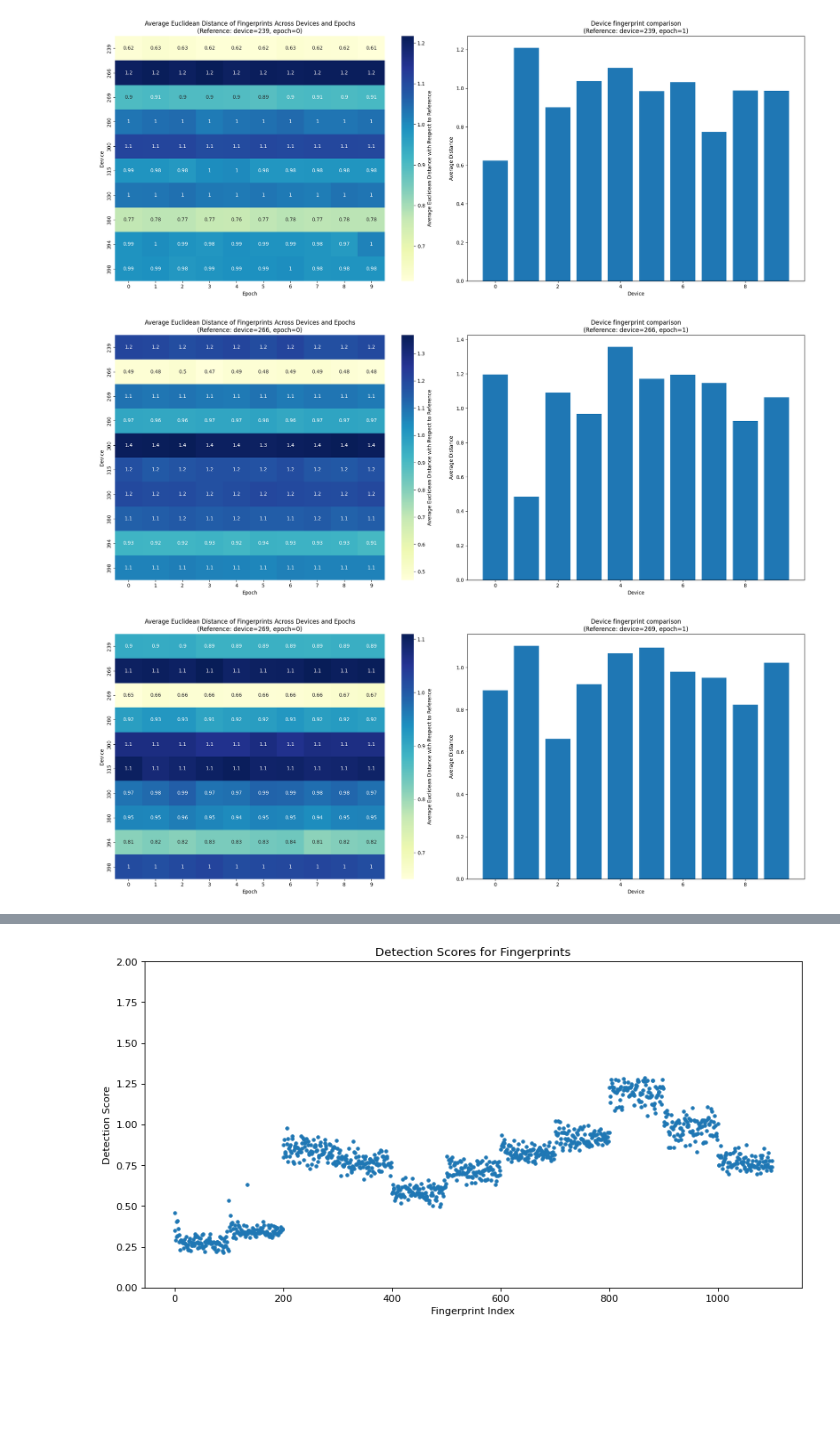
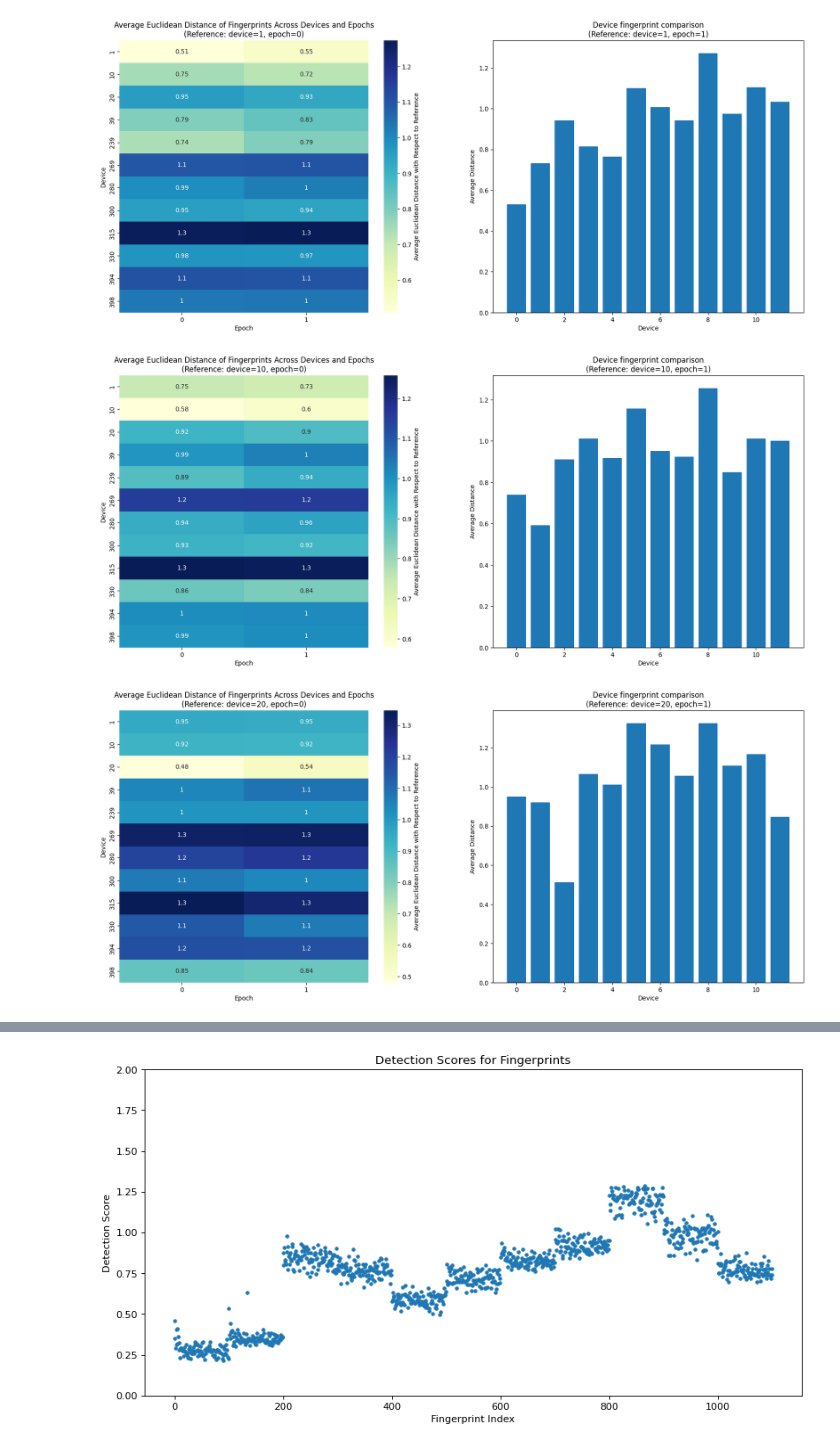
Before and after one commit to I-SENSE/mobintel-rffi, a Jupyter notebook: fingerprinting/lora_rffi_working/testing.ipynb, the cells around one changed output, grey strips where cells are left out. Cells and saved outputs as stored; diff of their text form; code cells hidden in the pictures; blank space fills up the shorter version.

Commit message:
Fixed a nasty bug with matlab pre-processor, added mods to model evaluation (wip)

```diff
--- a/fingerprinting/lora_rffi_working/testing.ipynb
+++ b/fingerprinting/lora_rffi_working/testing.ipynb
@@ -26,8 +27,8 @@ from dataset_preparation import LoadDataset
 # %%
-# if you want to reconnect -- run:
-mateng.quit()
+# # if you want to reconnect -- run:
+# mateng.quit()
 
-mateng = matlab.engine.connect_matlab('mobintel_augmentation')
+# mateng = matlab.engine.connect_matlab('mobintel_augmentation')
 # %%
 def train_feature_extractor(data, label, dev_range):
     ChannelIndSpectrogramObj = ChannelIndSpectrogram()
@@ -233,23 +265,20 @@ importlib.reload(dataset_preparation)
 from dataset_preparation import LoadDataset, ChannelIndSpectrogram, awgn
 
 # Epochs from Orbit v1 dataset
-epochs = [f for f in os.listdir(root_path_v1) if f.startswith('epoch_')]
+# epochs = [os.path.join(root_path_v1, f, 'node1-1_non_eq_test.h5') for f in os.listdir(root_path_v1) if f.startswith('epoch_')]
+# dev_range = np.array([239, 266, 269, 280, 300, 315, 330, 380, 394, 398])
 
 # Epochs from Orbit v2 (Jul 19) dataset
-# epochs = [f for f in os.listdir(root_path_v2_jul19) if f.startswith('node1-1_epoch')]
+epochs = [os.path.join(root_path_v2_jul19, f) for f in os.listdir(root_path_v2_jul19) if f.startswith('node1-1_epoch')]
+dev_range = np.array([1, 10, 20, 39, 239, 269, 280, 300, 315, 330, 394, 398])
 
 # Epochs from Orbit v2 (Jul 21) dataset
-# epochs = [f for f in os.listdir(root_path_v2_jul21) if f.startswith('node1-1_epoch')]
-
-# # Orbit v1 testing devices
-dev_range = np.array([239, 266, 269, 280, 300, 315, 330, 380, 394, 398])
-
-# Orbit v2 testing devices
+# epochs = [os.path.join(root_path_v2_jul21, f) for f in os.listdir(root_path_v2_jul21) if f.startswith('node1-1_epoch')]
 # dev_range = np.array([1, 10, 20, 39, 239, 269, 280, 300, 315, 394, 398])
 
 N = len(dev_range) # of devices
 M = len(epochs)
-K = 100 # of frames per epoch
+K = 10 # of frames per epoch
 FL_LEN = 512 # length of a single fingerprint
 pkt_range = np.arange(0, K)
 
@@ -260,12 +289,11 @@ for m in np.arange(M):
     print('.', end='')
 
     try:
-        epoch_path = os.path.join(root_path_v1, epochs[m], 'node1-1_non_eq_test.h5') # for Orbit v1 dataset
-        # epoch_path = os.path.join(root_path_v2_jul19, epochs[m])
-        # epoch_path = os.path.join(root_path_v2_jul21, epochs[m]) # for Orbit v2 (Jul 21) dataset
+        data, label = LoadDataset().load_iq_samples(epochs[m], dev_range, pkt_range)
 
-        data, label = LoadDataset().load_iq_samples(epoch_path, dev_range, pkt_range)
-        # data = awgn(data, np.arange(20, 80))
+        data = data[:, 0:SAMPLE_COUNT]
+
+        data = awgn(data, np.arange(20, 80))
 
         data = ChannelIndSpectrogramObj.channel_ind_spectrogram(data)
 
@@ -302,37 +322,33 @@ def evaluate_fingerprint_similarity(dev_range, fingerprints, device_idx, epoch_i
     # Compute average Euclidean distance with respect to reference fingerprints for each device and epoch
     for i in range(N):
         for j in range(M):
             # Extract the K fingerprints for device i at epoch j
             data = fingerprints[i, j, :, :]
             # Compute the Euclidean distances between reference fingerprints and current fingerprints
             distances = cdist(reference_fingerprints, data, 'euclidean')
             # Average the distances
             avg_distance = np.mean(distances)
             avg_distances[i, j] = avg_distance
 
     # Plot the heatmaps side by side
     fig, axes = plt.subplots(1, 2, figsize=(20, 8))
 
     # Plot the heatmap
     sns.heatmap(avg_distances, annot=True, cmap="YlGnBu", cbar_kws={'label': 'Average Euclidean Distance with Respect to Reference'}, yticklabels=dev_range, ax=axes[0])
     axes[0].set_title(f'Average Euclidean Distance of Fingerprints Across Devices and Epochs\n(Reference: device={dev_range[device_idx]}, epoch={epoch_idx})')
     axes[0].set_xlabel('Epoch')
     axes[0].set_ylabel('Device')
 
     # Plot the bar chart
     axes[1].bar(np.arange(avg_distances.shape[0]), np.mean(avg_distances, axis=1))
     axes[1].set_title(f"Device fingerprint comparison\n(Reference: device={dev_range[device_idx]}, epoch={epoch_idx+1})")
     axes[1].set_xlabel('Device')
     axes[1].set_ylabel('Average Distance')
 
-    # Show the plots
-    plt.tight_layout()
-    plt.show()
-
 # Example usage
 for device_idx in np.arange(len(dev_range)):
     evaluate_fingerprint_similarity(dev_range, fingerprints, device_idx, 0)
 # %% [output]
-[figure, old version]
+[figure, new version]
-[figure, old version]
+[figure, new version]
-[figure, old version]
+[figure, new version]
```
Also changed, not shown: parts of 9 cells of this notebook, 4 other files.
